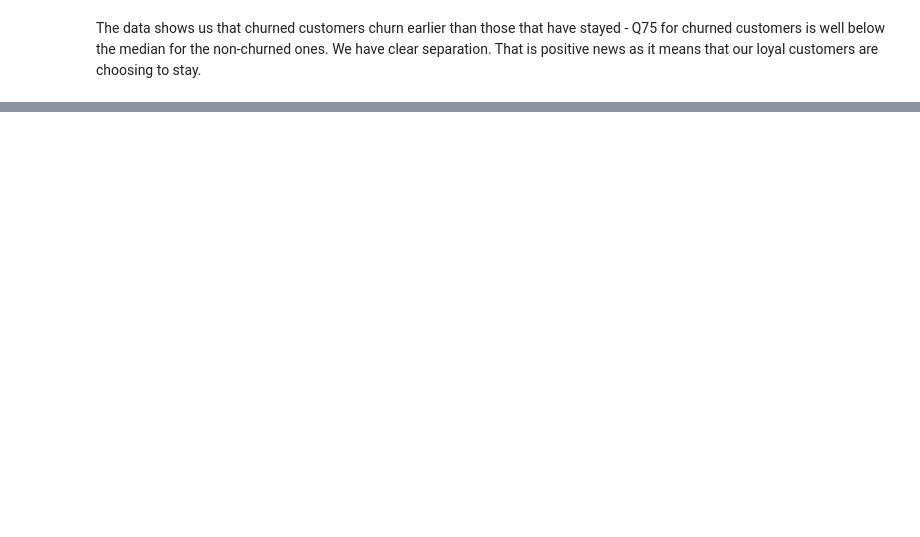
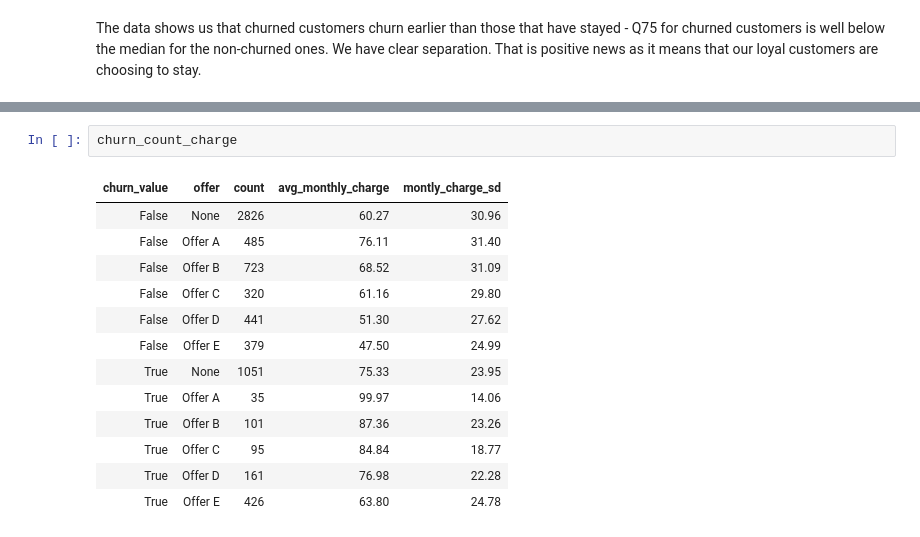
Before and after one commit to Mykolazaz/telco-churn-analysis, a Jupyter notebook: main.ipynb, the cells around one changed output, grey strips where cells are left out. Cells and saved outputs as stored; diff of their text form; blank space fills up the shorter version.

```diff
--- a/main.ipynb
+++ b/main.ipynb
@@ -169,0 +202,16 @@ The data shows us that churned customers churn earlier than those that have stay
+# %%
+churn_count_charge
+# %% [output]
+| churn_value | offer | count | avg_monthly_charge | montly_charge_sd |
+| False | None | 2826 | 60.27 | 30.96 |
+| False | Offer A | 485 | 76.11 | 31.40 |
+| False | Offer B | 723 | 68.52 | 31.09 |
+| False | Offer C | 320 | 61.16 | 29.80 |
+| False | Offer D | 441 | 51.30 | 27.62 |
+| False | Offer E | 379 | 47.50 | 24.99 |
+| True | None | 1051 | 75.33 | 23.95 |
+| True | Offer A | 35 | 99.97 | 14.06 |
+| True | Offer B | 101 | 87.36 | 23.26 |
+| True | Offer C | 95 | 84.84 | 18.77 |
+| True | Offer D | 161 | 76.98 | 22.28 |
+| True | Offer E | 426 | 63.80 | 24.78 |
```
Also changed, not shown: parts of 9 cells of this notebook.
